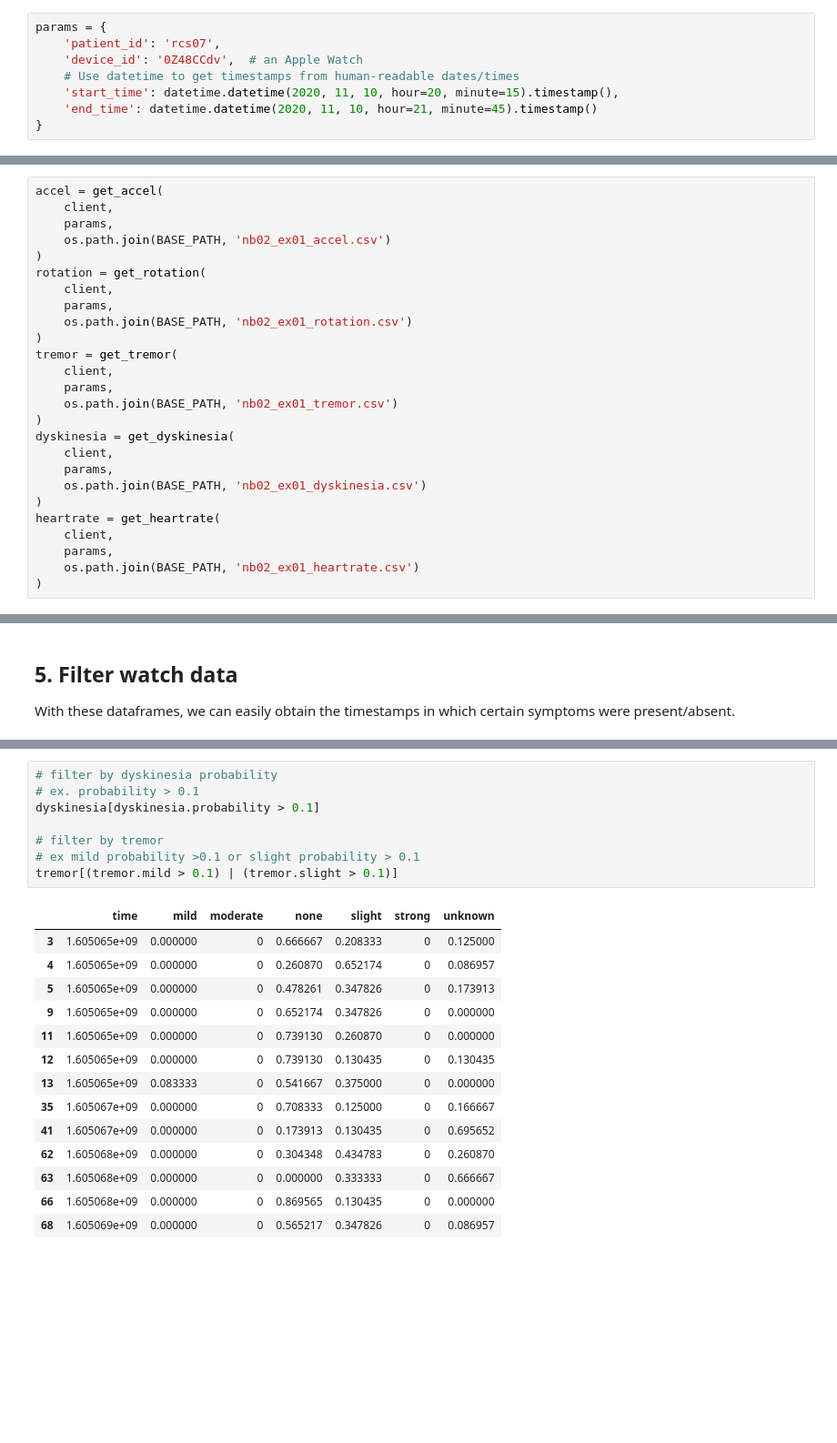
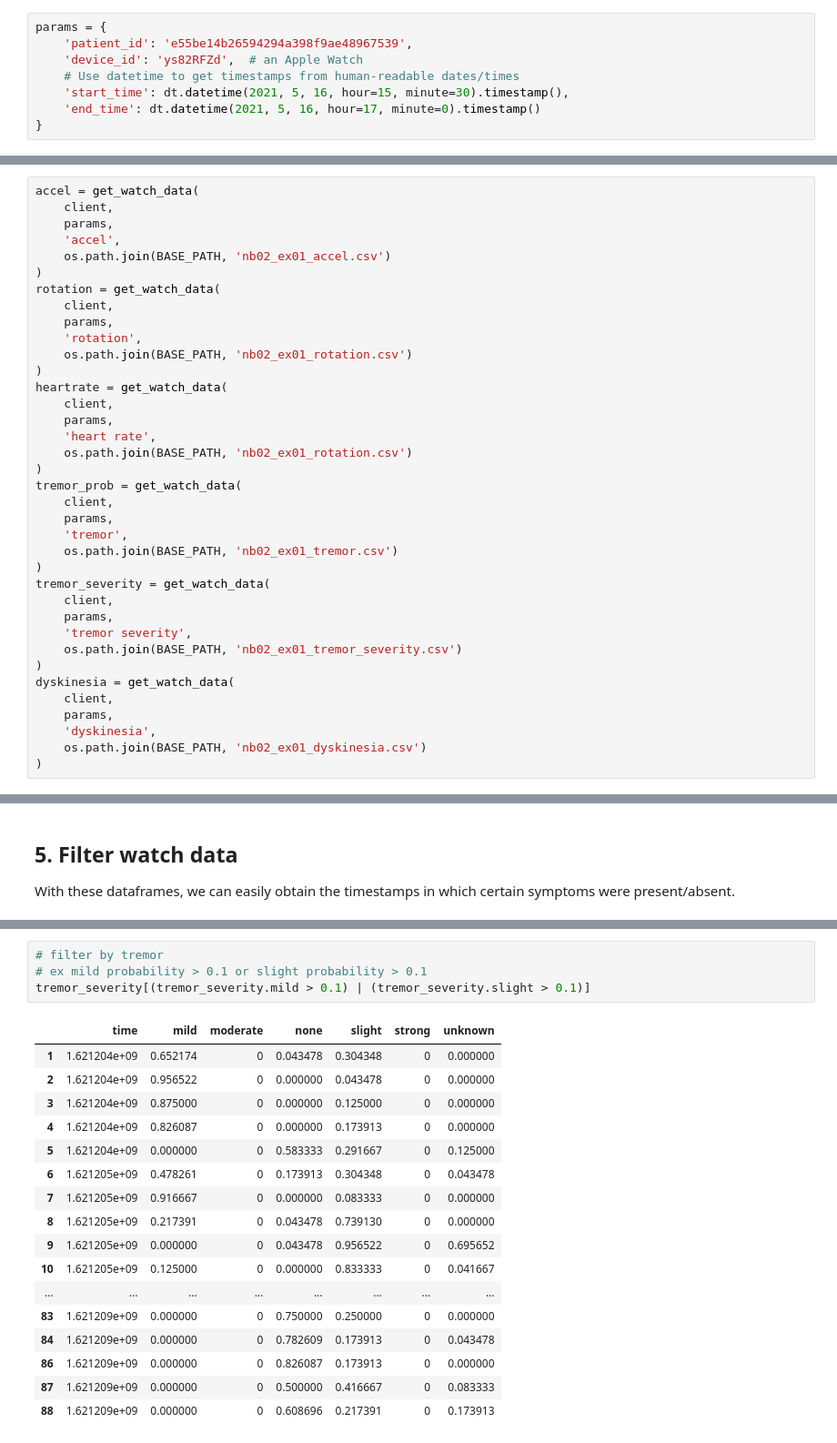
Before and after one commit to rune-labs/opensource, a Jupyter notebook: jupyter-notebook-templates/02_download_watch_data.ipynb, the cells around one changed output, grey strips where cells are left out. Shown: that part at 91% size. Saved outputs shown, nothing was run; the diff lists cells and outputs as text; blank space fills up the shorter version.

````diff
--- a/jupyter-notebook-templates/02_download_watch_data.ipynb
+++ b/jupyter-notebook-templates/02_download_watch_data.ipynb
@@ -95,11 +65,11 @@ client = stream.V1Client(cfg)
 ## 2. Specify endpoint parameters
 # %%
 params = {
-    'patient_id': 'rcs07',
-    'device_id': '0Z48CCdv',  # an Apple Watch
+    'patient_id': 'e55be14b26594294a398f9ae48967539',
+    'device_id': 'ys82RFZd',  # an Apple Watch
     # Use datetime to get timestamps from human-readable dates/times
-    'start_time': datetime.datetime(2020, 11, 10, hour=20, minute=15).timestamp(),
-    'end_time': datetime.datetime(2020, 11, 10, hour=21, minute=45).timestamp()
+    'start_time': dt.datetime(2021, 5, 16, hour=15, minute=30).timestamp(),
+    'end_time': dt.datetime(2021, 5, 16, hour=17, minute=0).timestamp()
 }
 # %%
 # specify base path for saving data
@@ -112,29 +82,40 @@ We will pass the client, our parameters, and a file path for saving our data int
 # %%
-accel = get_accel(
+accel = get_watch_data(
     client,
     params,
+    'accel',
     os.path.join(BASE_PATH, 'nb02_ex01_accel.csv')
 )
-rotation = get_rotation(
+rotation = get_watch_data(
     client,
     params,
+    'rotation',
     os.path.join(BASE_PATH, 'nb02_ex01_rotation.csv')
 )
-tremor = get_tremor(
+heartrate = get_watch_data(
     client,
     params,
+    'heart rate',
+    os.path.join(BASE_PATH, 'nb02_ex01_rotation.csv')
+)
+tremor_prob = get_watch_data(
+    client,
+    params,
+    'tremor',
     os.path.join(BASE_PATH, 'nb02_ex01_tremor.csv')
 )
-dyskinesia = get_dyskinesia(
+tremor_severity = get_watch_data(
     client,
     params,
+    'tremor severity',
+    os.path.join(BASE_PATH, 'nb02_ex01_tremor_severity.csv')
+)
+dyskinesia = get_watch_data(
+    client,
+    params,
+    'dyskinesia',
     os.path.join(BASE_PATH, 'nb02_ex01_dyskinesia.csv')
 )
-heartrate = get_heartrate(
-    client,
-    params,
-    os.path.join(BASE_PATH, 'nb02_ex01_heartrate.csv')
-)
 # %% [markdown]
 If loading previously downloaded data from CSV files:
 ```
@@ -182,23 +205,22 @@ With these dataframes, we can easily obtain the timestamps in which certain symp
 # %%
-# filter by dyskinesia probability
-# ex. probability > 0.1
-dyskinesia[dyskinesia.probability > 0.1]
-
 # filter by tremor
-# ex mild probability >0.1 or slight probability > 0.1
-tremor[(tremor.mild > 0.1) | (tremor.slight > 0.1)]
+# ex mild probability > 0.1 or slight probability > 0.1
+tremor_severity[(tremor_severity.mild > 0.1) | (tremor_severity.slight > 0.1)]
 # %% [output]
 |  | time | mild | moderate | none | slight | strong | unknown |
-| 3 | 1.605065e+09 | 0.000000 | 0 | 0.666667 | 0.208333 | 0 | 0.125000 |
-| 4 | 1.605065e+09 | 0.000000 | 0 | 0.260870 | 0.652174 | 0 | 0.086957 |
-| 5 | 1.605065e+09 | 0.000000 | 0 | 0.478261 | 0.347826 | 0 | 0.173913 |
-| 9 | 1.605065e+09 | 0.000000 | 0 | 0.652174 | 0.347826 | 0 | 0.000000 |
-| 11 | 1.605065e+09 | 0.000000 | 0 | 0.739130 | 0.260870 | 0 | 0.000000 |
-| 12 | 1.605065e+09 | 0.000000 | 0 | 0.739130 | 0.130435 | 0 | 0.130435 |
-| 13 | 1.605065e+09 | 0.083333 | 0 | 0.541667 | 0.375000 | 0 | 0.000000 |
-| 35 | 1.605067e+09 | 0.000000 | 0 | 0.708333 | 0.125000 | 0 | 0.166667 |
-| 41 | 1.605067e+09 | 0.000000 | 0 | 0.173913 | 0.130435 | 0 | 0.695652 |
-| 62 | 1.605068e+09 | 0.000000 | 0 | 0.304348 | 0.434783 | 0 | 0.260870 |
-| 63 | 1.605068e+09 | 0.000000 | 0 | 0.000000 | 0.333333 | 0 | 0.666667 |
-| 66 | 1.605068e+09 | 0.000000 | 0 | 0.869565 | 0.130435 | 0 | 0.000000 |
-| 68 | 1.605069e+09 | 0.000000 | 0 | 0.565217 | 0.347826 | 0 | 0.086957 |
+| 1 | 1.621204e+09 | 0.652174 | 0 | 0.043478 | 0.304348 | 0 | 0.000000 |
+| 2 | 1.621204e+09 | 0.956522 | 0 | 0.000000 | 0.043478 | 0 | 0.000000 |
+| 3 | 1.621204e+09 | 0.875000 | 0 | 0.000000 | 0.125000 | 0 | 0.000000 |
+| 4 | 1.621204e+09 | 0.826087 | 0 | 0.000000 | 0.173913 | 0 | 0.000000 |
+| 5 | 1.621204e+09 | 0.000000 | 0 | 0.583333 | 0.291667 | 0 | 0.125000 |
+| 6 | 1.621205e+09 | 0.478261 | 0 | 0.173913 | 0.304348 | 0 | 0.043478 |
+| 7 | 1.621205e+09 | 0.916667 | 0 | 0.000000 | 0.083333 | 0 | 0.000000 |
+| 8 | 1.621205e+09 | 0.217391 | 0 | 0.043478 | 0.739130 | 0 | 0.000000 |
+| 9 | 1.621205e+09 | 0.000000 | 0 | 0.043478 | 0.956522 | 0 | 0.695652 |
+| 10 | 1.621205e+09 | 0.125000 | 0 | 0.000000 | 0.833333 | 0 | 0.041667 |
+| ... | ... | ... | ... | ... | ... | ... | ... |
+| 83 | 1.621209e+09 | 0.000000 | 0 | 0.750000 | 0.250000 | 0 | 0.000000 |
+| 84 | 1.621209e+09 | 0.000000 | 0 | 0.782609 | 0.173913 | 0 | 0.043478 |
+| 86 | 1.621209e+09 | 0.000000 | 0 | 0.826087 | 0.173913 | 0 | 0.000000 |
+| 87 | 1.621209e+09 | 0.000000 | 0 | 0.500000 | 0.416667 | 0 | 0.083333 |
+| 88 | 1.621209e+09 | 0.000000 | 0 | 0.608696 | 0.217391 | 0 | 0.173913 |
````
Also changed, not shown: parts of 9 cells of this notebook, 4 other files.
